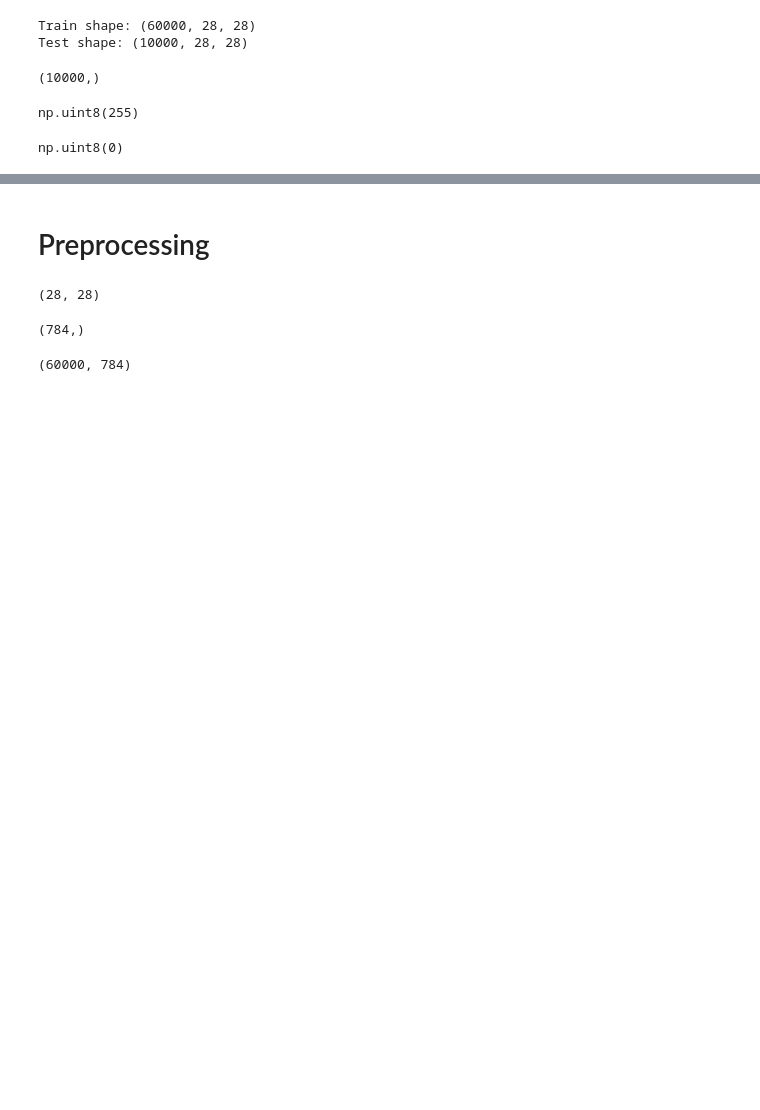
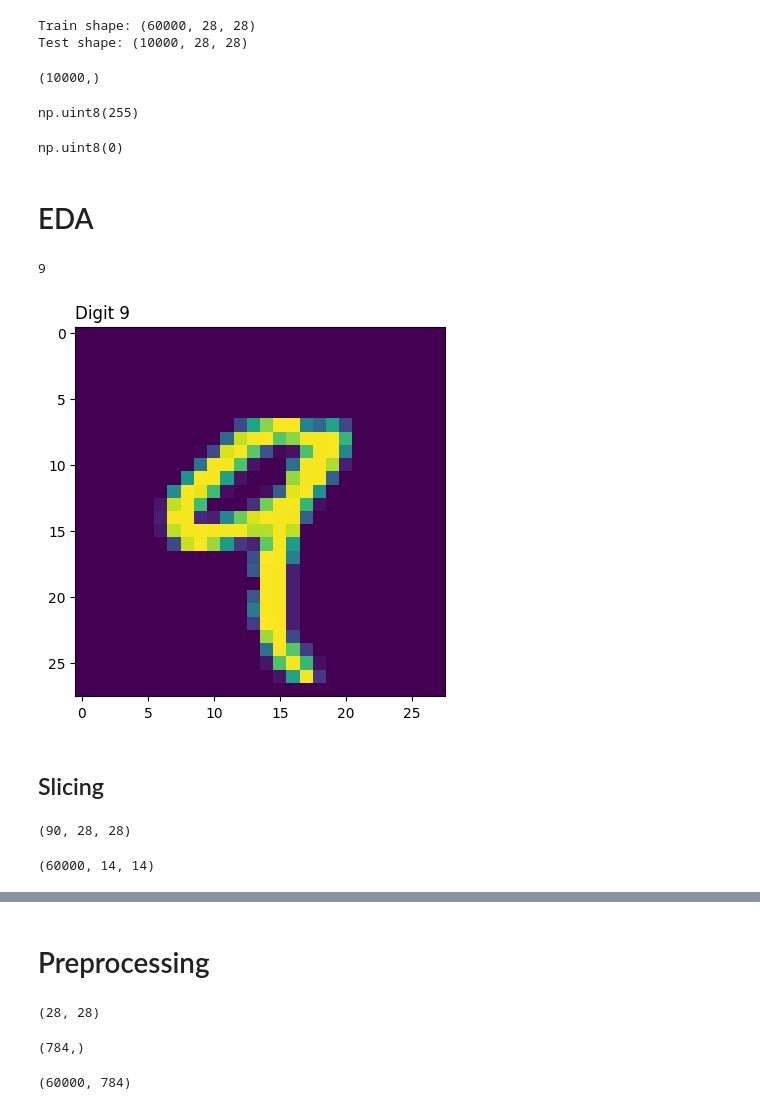
Before and after one commit to MarcosRMG/deep_learning, a Jupyter notebook: notebooks/building_blocks.ipynb, the cells around one changed output, grey strips where cells are left out. Saved outputs shown, nothing was run; the diff lists cells and outputs as text; code cells hidden in the pictures; blank space fills up the shorter version.

```diff
--- a/notebooks/building_blocks.ipynb
+++ b/notebooks/building_blocks.ipynb
@@ -37,3 +31,26 @@ np.uint8(255)
 np.min(train_images)
 # %% [output]
 np.uint8(0)
+# %% [markdown]
+# EDA
+# %%
+int(train_labels[4])
+# %% [output]
+9
+# %%
+digit = train_images[4]
+plt.imshow(digit)
+plt.title(f'Digit {str(int(train_labels[4]))}', loc='left')
+plt.show()
+# %% [output]
+[figure, added]
+# %% [markdown]
+## Slicing
+# %%
+train_images[10: 100].shape
+# %% [output]
+(90, 28, 28)
+# %%
+train_images[:, 14:, 14:].shape
+# %% [output]
+(60000, 14, 14)
```
Also changed, not shown: parts of 46 cells of this notebook.
